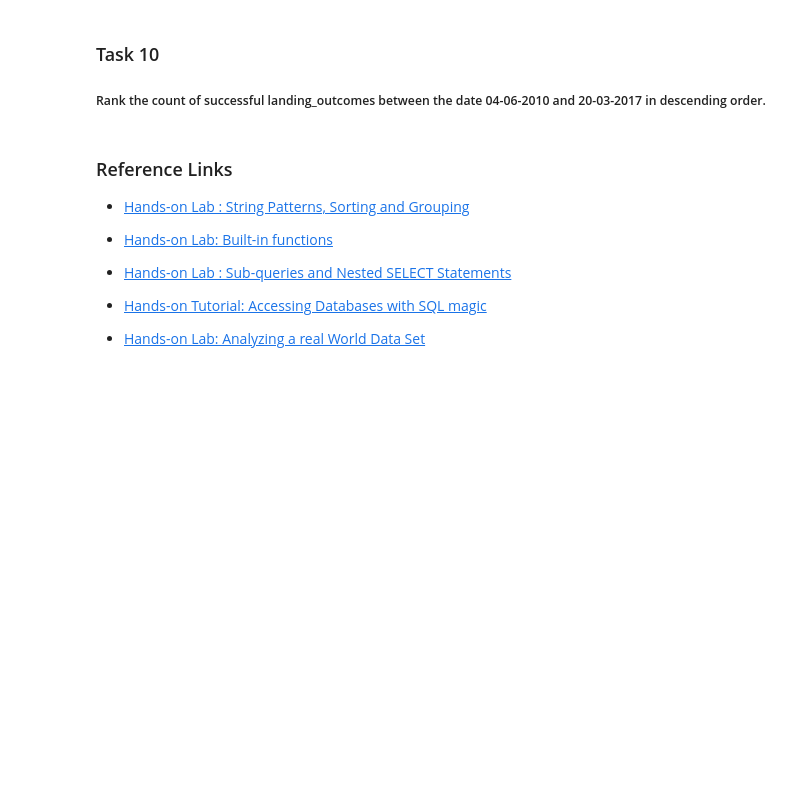
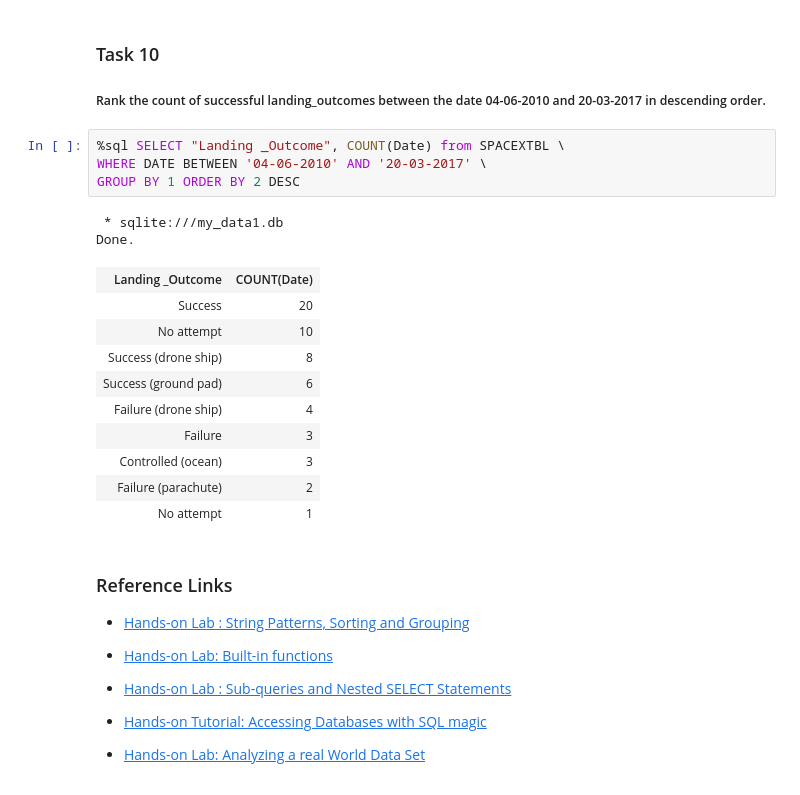
Before and after one commit to aidanjdm/applied-data-science-capstone, a Jupyter notebook: jupyter-labs-eda-sql-coursera_sqllite.ipynb, the cells around one changed output. Saved outputs shown, nothing was run; the diff lists cells and outputs as text; blank space fills up the shorter version.

```diff
--- a/jupyter-labs-eda-sql-coursera_sqllite.ipynb
+++ b/jupyter-labs-eda-sql-coursera_sqllite.ipynb
@@ -222,6 +274,23 @@ Done.
 ### Task 10
 
 ##### Rank the  count of  successful landing_outcomes between the date 04-06-2010 and 20-03-2017 in descending order.
+# %%
+%sql SELECT "Landing _Outcome", COUNT(Date) from SPACEXTBL \
+WHERE DATE BETWEEN '04-06-2010' AND '20-03-2017' \
+GROUP BY 1 ORDER BY 2 DESC
+# %% [output]
+ * sqlite:///my_data1.db
+Done.
+| Landing _Outcome | COUNT(Date) |
+| Success | 20 |
+| No attempt | 10 |
+| Success (drone ship) | 8 |
+| Success (ground pad) | 6 |
+| Failure (drone ship) | 4 |
+| Failure | 3 |
+| Controlled (ocean) | 3 |
+| Failure (parachute) | 2 |
+| No attempt | 1 |
 # %% [markdown]
 ### Reference Links
 
```
Also changed, not shown: parts of 4 cells of this notebook.
